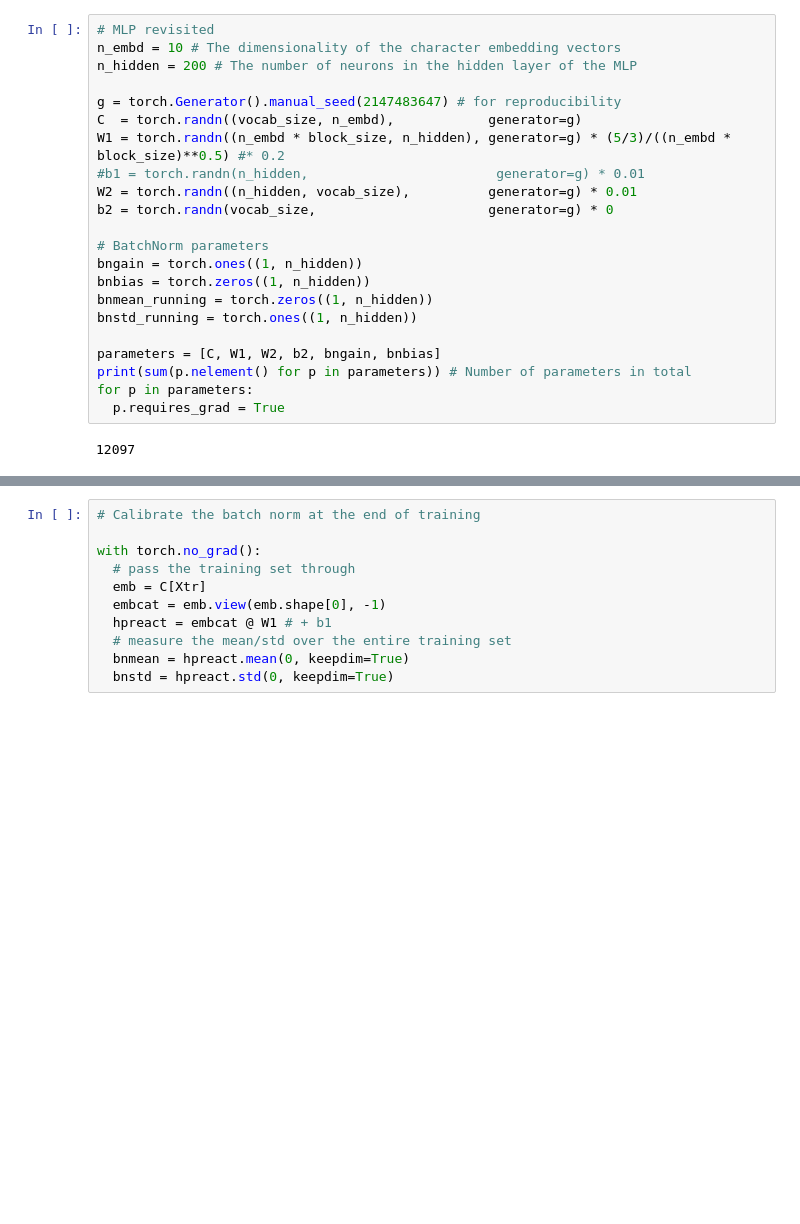
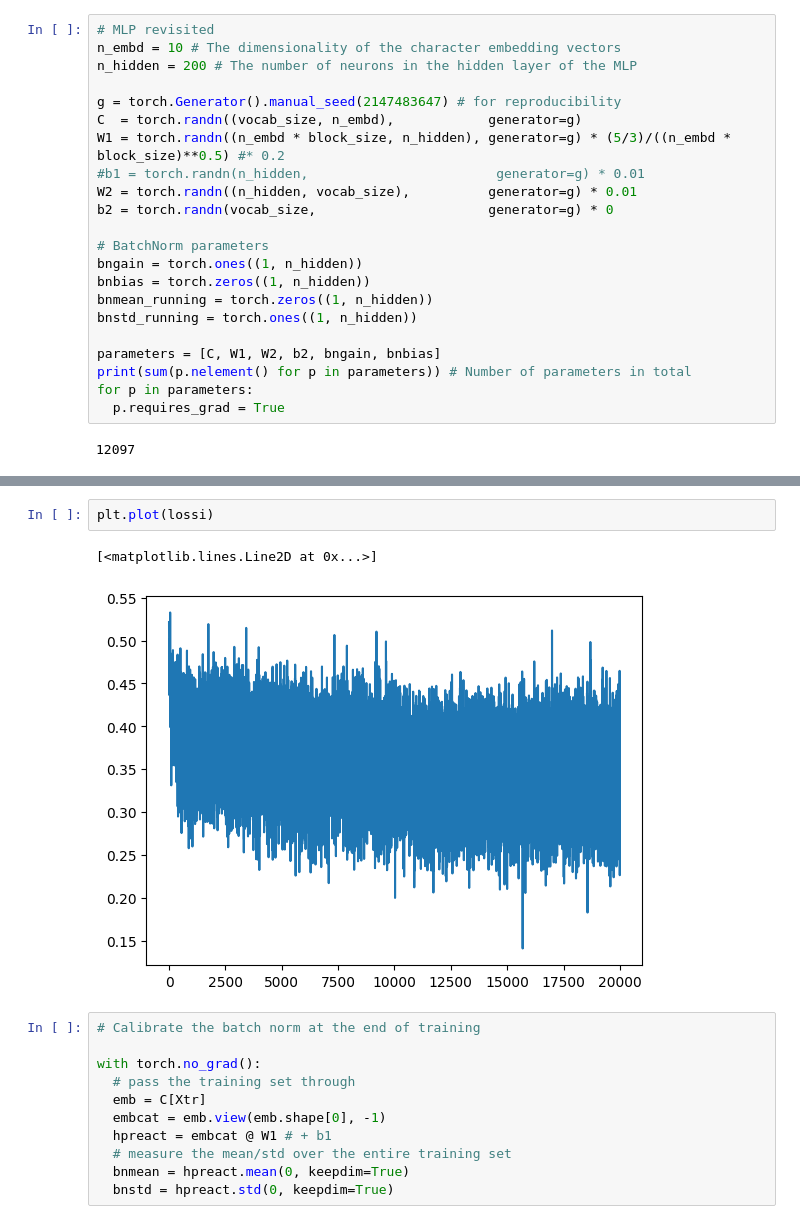
Before and after one commit to burakemretetik/makemore, a Jupyter notebook: makemore_mlp2.ipynb, the cells around one changed output, grey strips where cells are left out. Saved outputs shown, nothing was run; the diff lists cells and outputs as text; blank space fills up the shorter version.

```diff
--- a/makemore_mlp2.ipynb
+++ b/makemore_mlp2.ipynb
@@ -156,3 +156,8 @@ for i in range(max_steps):
+# %%
+plt.plot(lossi)
+# %% [output]
+[<matplotlib.lines.Line2D at 0x...>]
+[figure, added]
 # %%
 # Calibrate the batch norm at the end of training
 
```
Also changed, not shown: parts of 17 cells of this notebook.
